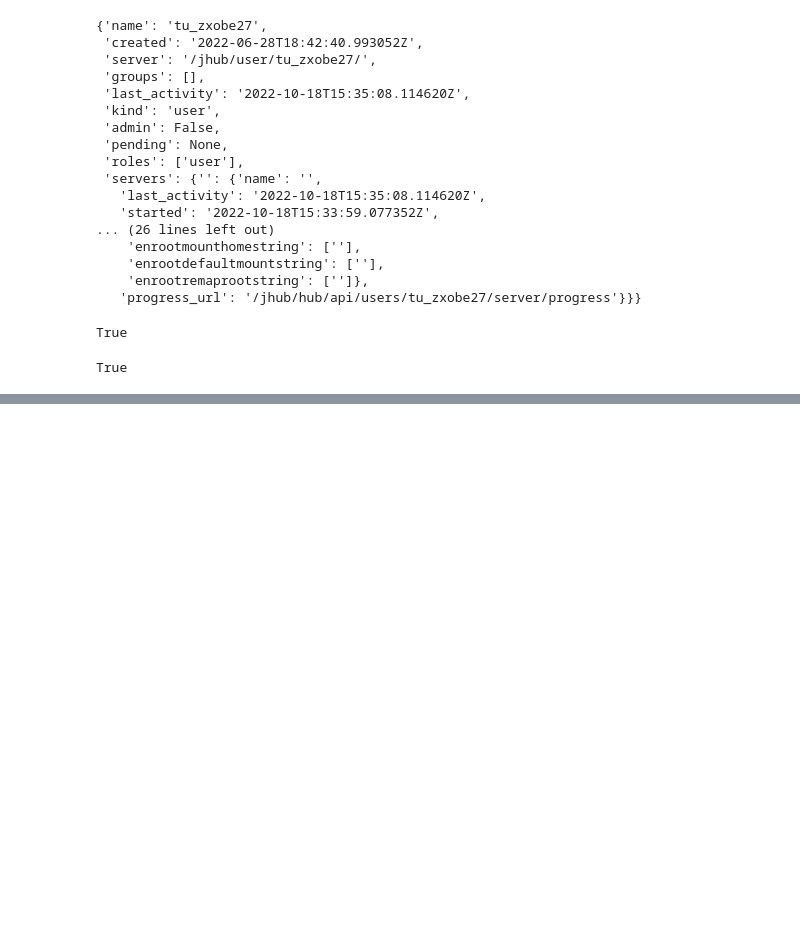
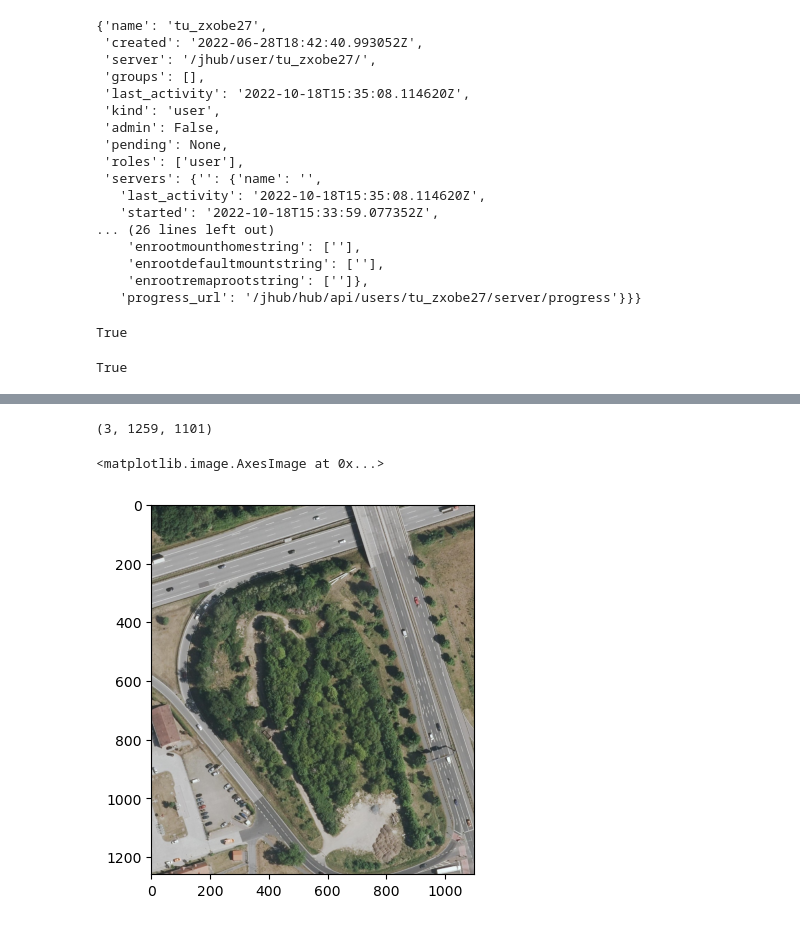
Before and after one commit to felixschulz385/ds_project, a Jupyter notebook: experiments.ipynb, the cells around one changed output, grey strips where cells are left out. Drawn from its saved outputs; the diff is of its cells as text; code cells hidden in the pictures; blank space fills up the shorter version.

```diff
--- a/experiments.ipynb
+++ b/experiments.ipynb
@@ -173,0 +232,4 @@ True
+# %%
+test.shape
+# %% [output]
+(3, 1259, 1101)
@@ -173,0 +244,7 @@ True
+# %%
+jpg = mpimg.imread("/pfs/work7/workspace/scratch/tu_zxobe27-ds_project/data/imagery/test.jpg")
+# %%
+plt.imshow(jpg)
+# %% [output]
+<matplotlib.image.AxesImage at 0x...>
+[figure, added]
```
Also changed, not shown: parts of 19 cells of this notebook, 3 other files.
